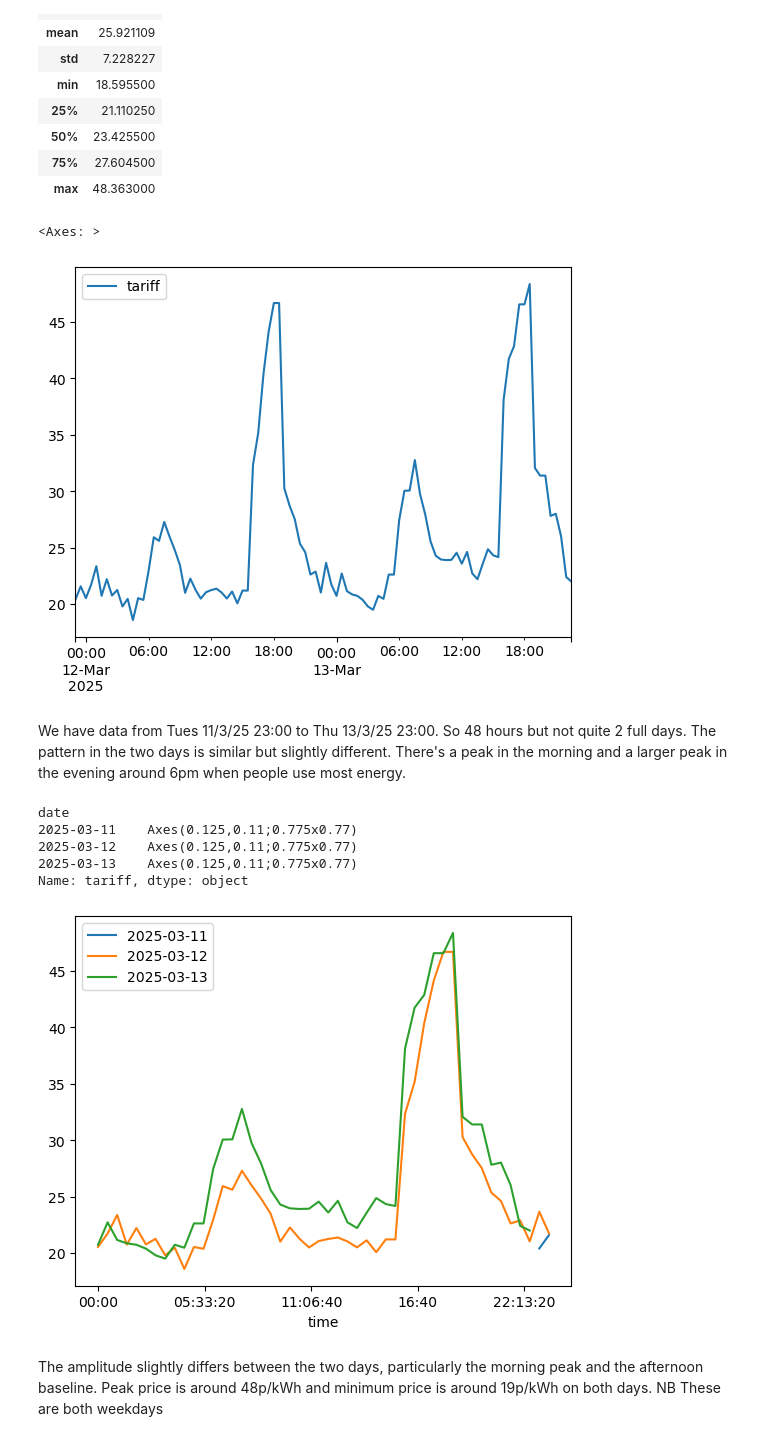
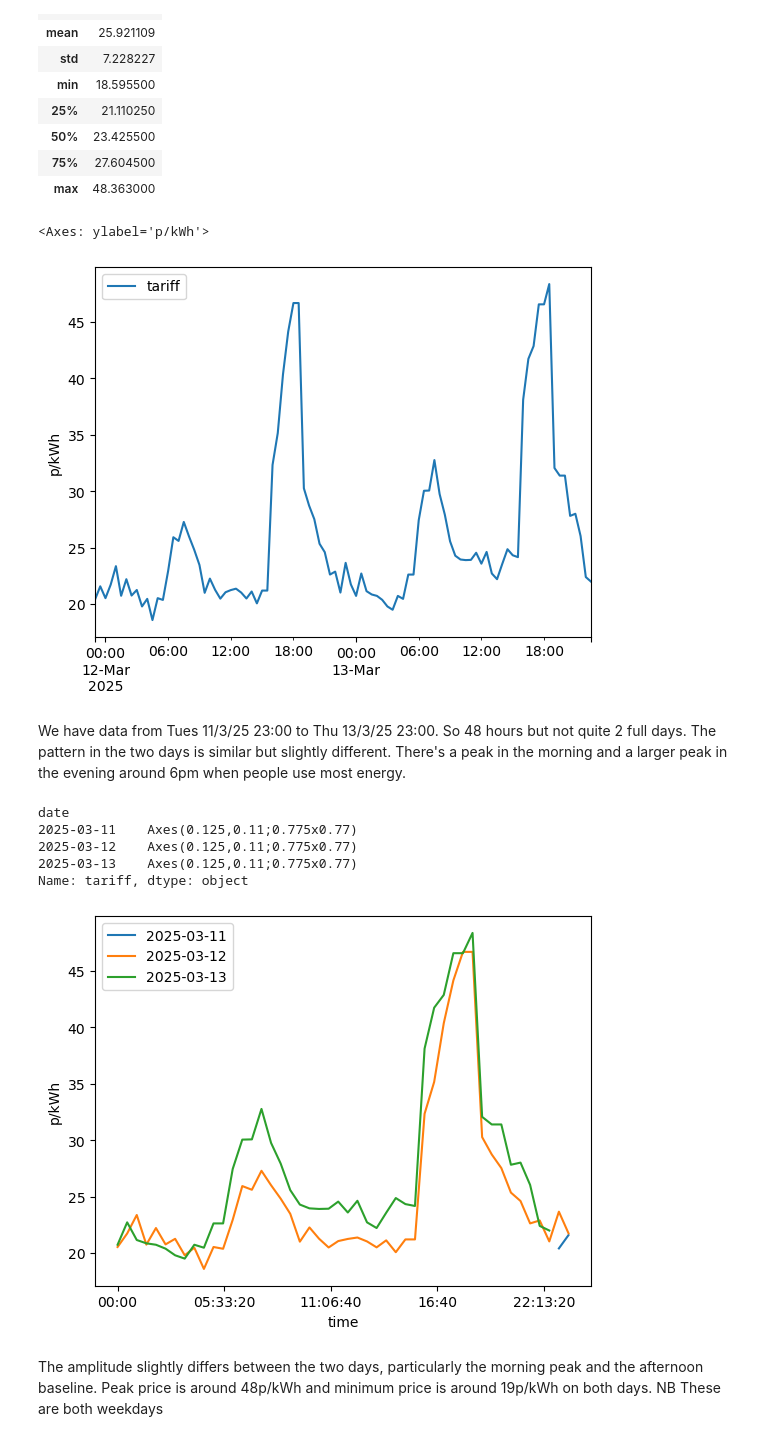
Before and after one commit to ElaineKathrynCrockett/KomodoEnergy, a Jupyter notebook: KomodoEnergyChallenge.ipynb, the cells around one changed output. Saved outputs shown, nothing was run; the diff lists cells and outputs as text; code cells hidden in the pictures.

```diff
--- a/KomodoEnergyChallenge.ipynb
+++ b/KomodoEnergyChallenge.ipynb
@@ -153,23 +157,23 @@ prices.describe()
 | 75% | 27.604500 |
 | max | 48.363000 |
 # %%
-prices.plot()
+prices.plot(ylabel='p/kWh')
 # %% [output]
-<Axes: >
+<Axes: ylabel='p/kWh'>
-[figure, old version]
+[figure, new version]
 # %% [markdown]
 We have data from Tues 11/3/25 23:00 to Thu 13/3/25 23:00. So 48 hours but not quite 2 full days. The pattern in the two days is similar but slightly different. There's a peak in the morning and a larger peak in the evening around 6pm when people use most energy.
 # %%
 # Overplot the data
 prices['date']=prices.index.date
 prices['time']=prices.index.time
-prices.set_index('time').groupby(['date'])['tariff'].plot(legend=True)
+prices.set_index('time').groupby(['date'])['tariff'].plot(legend=True, ylabel='p/kWh')
 # %% [output]
 date
 2025-03-11    Axes(0.125,0.11;0.775x0.77)
 2025-03-12    Axes(0.125,0.11;0.775x0.77)
 2025-03-13    Axes(0.125,0.11;0.775x0.77)
 Name: tariff, dtype: object
-[figure, old version]
+[figure, new version]
 # %% [markdown]
 The amplitude slightly differs between the two days, particularly the morning peak and the afternoon baseline. Peak price is around 48p/kWh and minimum price is around 19p/kWh on both days. NB These are both weekdays
```
Also changed, not shown: parts of 31 cells of this notebook.
